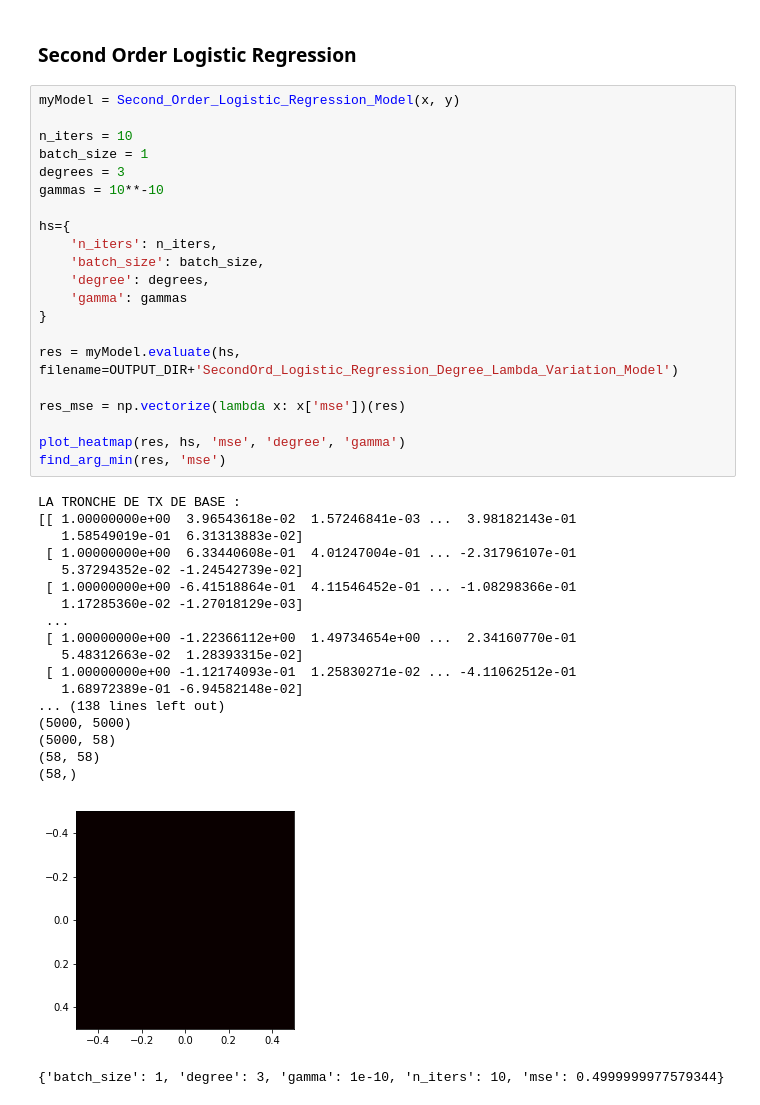
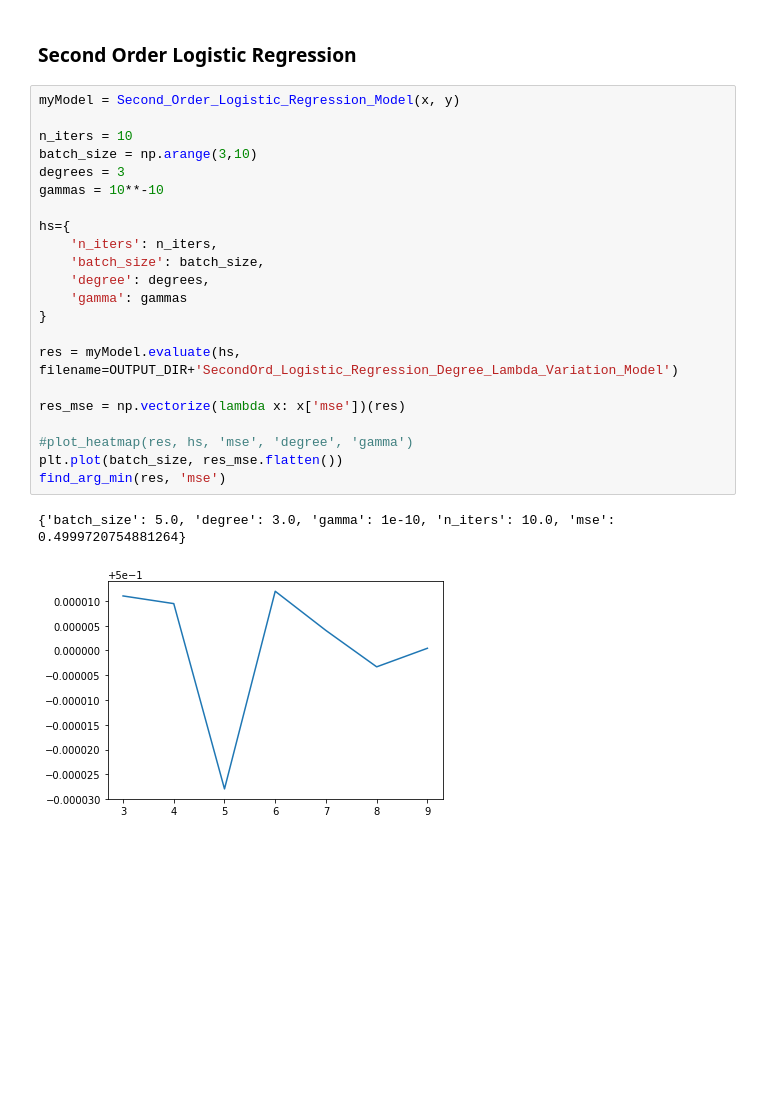
Before and after one commit to ElCabrino/MLProject1, a Jupyter notebook: Results_vinc.ipynb, the cells around one changed output. Cells and saved outputs as stored; diff of their text form; blank space fills up the shorter version.

```diff
--- a/Results_vinc.ipynb
+++ b/Results_vinc.ipynb
@@ -197,41 +197,25 @@ find_arg_min(res, 'mse')
 # %%
 myModel = Second_Order_Logistic_Regression_Model(x, y)
 
 n_iters = 10
-batch_size = 1
+batch_size = np.arange(3,10)
 degrees = 3
 gammas = 10**-10
 
 hs={
     'n_iters': n_iters,
     'batch_size': batch_size,
     'degree': degrees,
     'gamma': gammas
 }
 
 res = myModel.evaluate(hs, filename=OUTPUT_DIR+'SecondOrd_Logistic_Regression_Degree_Lambda_Variation_Model')
 
 res_mse = np.vectorize(lambda x: x['mse'])(res)
 
-plot_heatmap(res, hs, 'mse', 'degree', 'gamma')
+#plot_heatmap(res, hs, 'mse', 'degree', 'gamma')
+plt.plot(batch_size, res_mse.flatten())
 find_arg_min(res, 'mse')
 # %% [output]
-LA TRONCHE DE TX DE BASE :
-[[ 1.00000000e+00  3.96543618e-02  1.57246841e-03 ...  3.98182143e-01
-   1.58549019e-01  6.31313883e-02]
- [ 1.00000000e+00  6.33440608e-01  4.01247004e-01 ... -2.31796107e-01
-   5.37294352e-02 -1.24542739e-02]
- [ 1.00000000e+00 -6.41518864e-01  4.11546452e-01 ... -1.08298366e-01
-   1.17285360e-02 -1.27018129e-03]
- ...
- [ 1.00000000e+00 -1.22366112e+00  1.49734654e+00 ...  2.34160770e-01
-   5.48312663e-02  1.28393315e-02]
- [ 1.00000000e+00 -1.12174093e-01  1.25830271e-02 ... -4.11062512e-01
-   1.68972389e-01 -6.94582148e-02]
-... (138 lines left out)
-(5000, 5000)
-(5000, 58)
-(58, 58)
-(58,)
+{'batch_size': 5.0, 'degree': 3.0, 'gamma': 1e-10, 'n_iters': 10.0, 'mse': 0.4999720754881264}
-[figure, old version]
+[figure, new version]
-{'batch_size': 1, 'degree': 3, 'gamma': 1e-10, 'n_iters': 10, 'mse': 0.4999999977579344}
```
Also changed, not shown: 1 other file.
